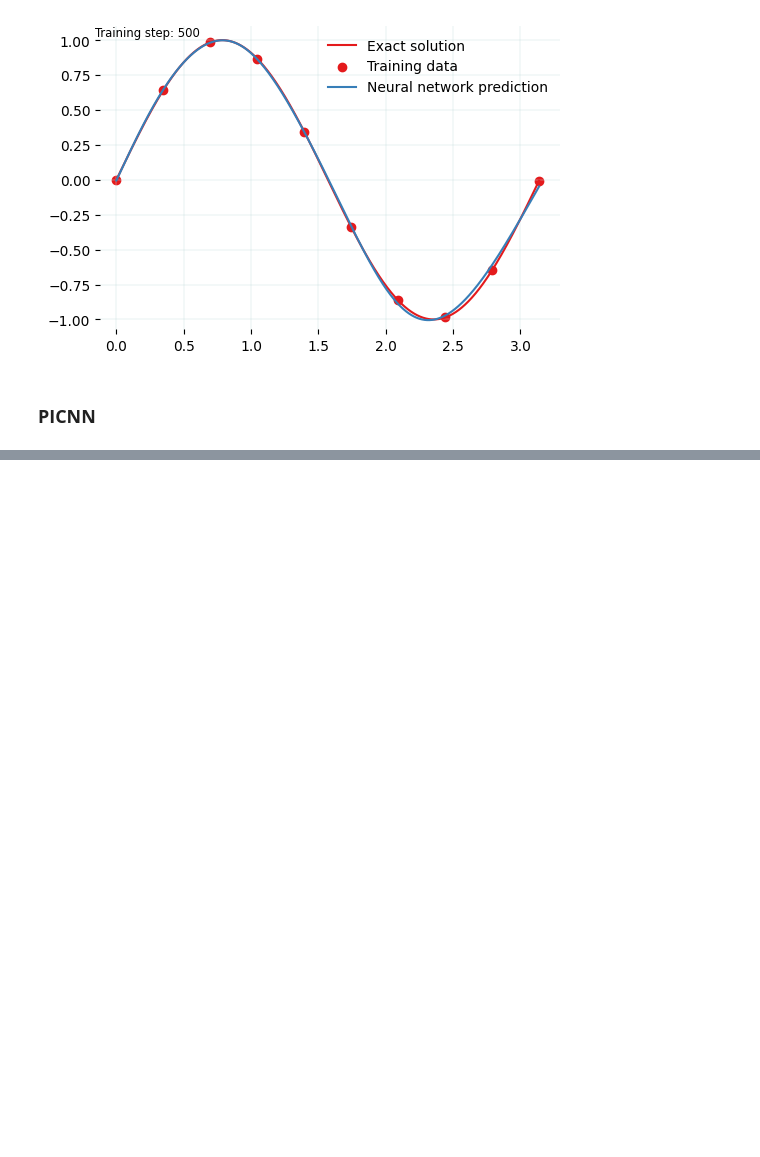
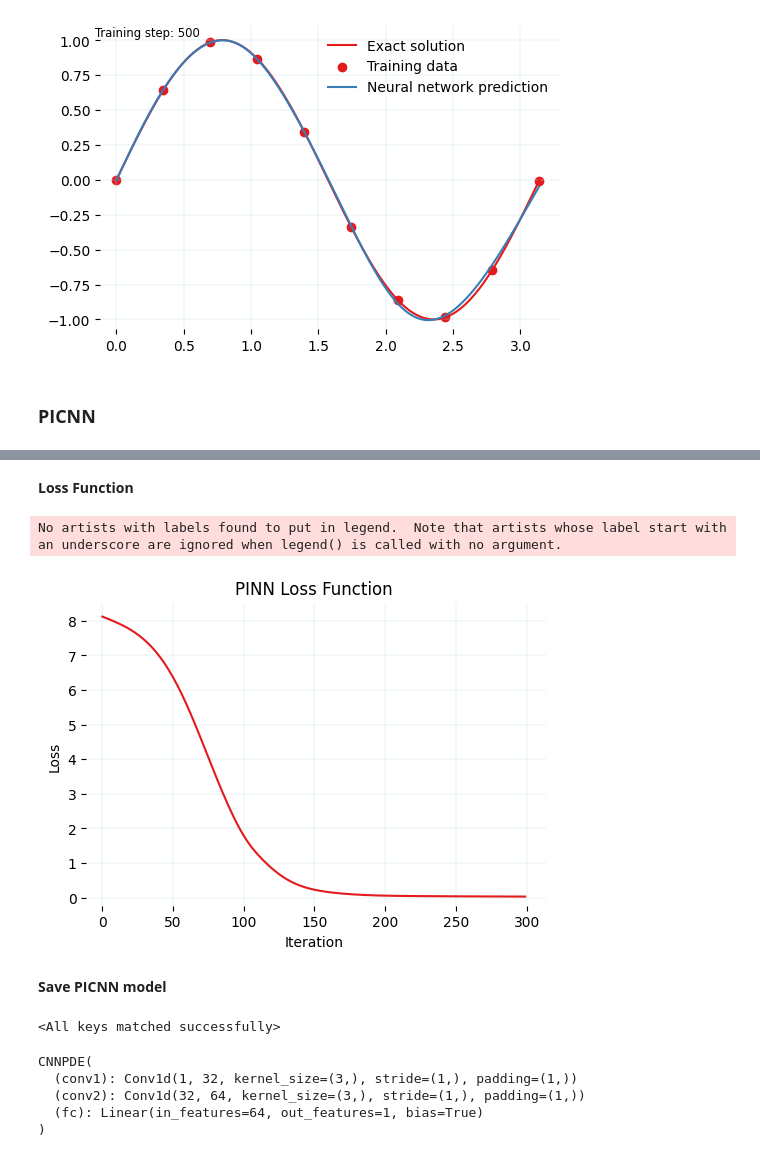
Before and after one commit to jpaguilarc99/PIML-EDP, a Jupyter notebook: PoissonPINNs/Poisson1D_CNNvsPICNN/PoissonCNN1D.ipynb, the cells around one changed output, grey strips where cells are left out. Drawn from its saved outputs; the diff is of its cells as text; code cells hidden in the pictures; blank space fills up the shorter version.

Commit message:
PINN Experiments/Poisson1DLossandParams

```diff
--- a/PoissonPINNs/Poisson1D_CNNvsPICNN/PoissonCNN1D.ipynb
+++ b/PoissonPINNs/Poisson1D_CNNvsPICNN/PoissonCNN1D.ipynb
@@ -194,0 +239,17 @@ save_gif_PIL("pinn.gif", files, fps=15, loop=0)
+# %% [markdown]
+**Loss Function**
+# %%
+with plt.style.context(style):
+        fig = plt.figure()
+        ax = plt.subplot(111)
+        plt.title("PINN Loss Function")
+        plt.plot(losses)
+        plt.xlabel("Iteration")
+        plt.ylabel('Loss')
+        plt.legend()
+        plt.show()
+# %% [output]
+No artists with labels found to put in legend.  Note that artists whose label start with an underscore are ignored when legend() is called with no argument.
+[figure, added]
+# %% [markdown]
+**Save PICNN model**
@@ -194,0 +258,13 @@ save_gif_PIL("pinn.gif", files, fps=15, loop=0)
+# %%
+model = CNNPDE()
+model.load_state_dict(torch.load("models/poisson1_picnn.pth"))
+# %% [output]
+<All keys matched successfully>
+# %%
+model.eval()
+# %% [output]
+CNNPDE(
+  (conv1): Conv1d(1, 32, kernel_size=(3,), stride=(1,), padding=(1,))
+  (conv2): Conv1d(32, 64, kernel_size=(3,), stride=(1,), padding=(1,))
+  (fc): Linear(in_features=64, out_features=1, bias=True)
+)
```
Also changed, not shown: parts of 6 cells of this notebook, 6 other files.
